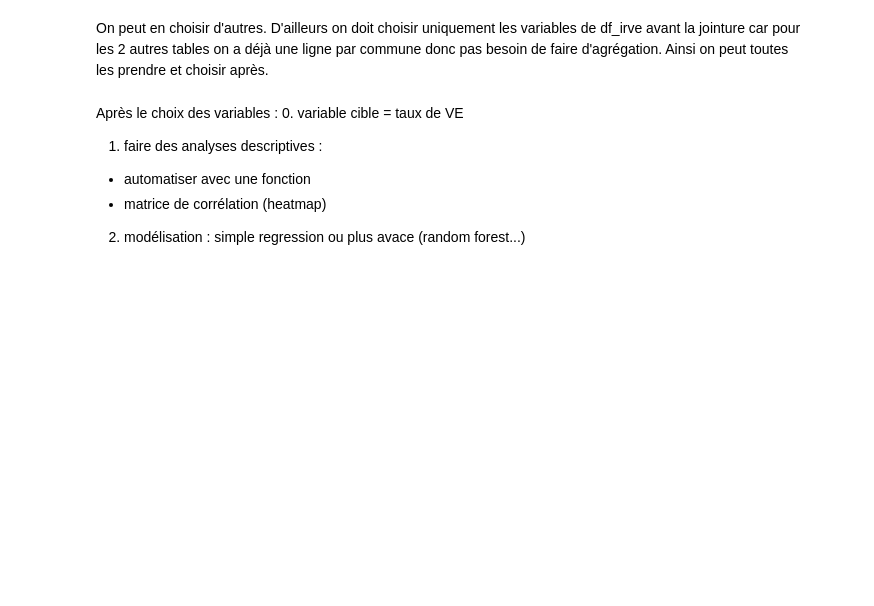
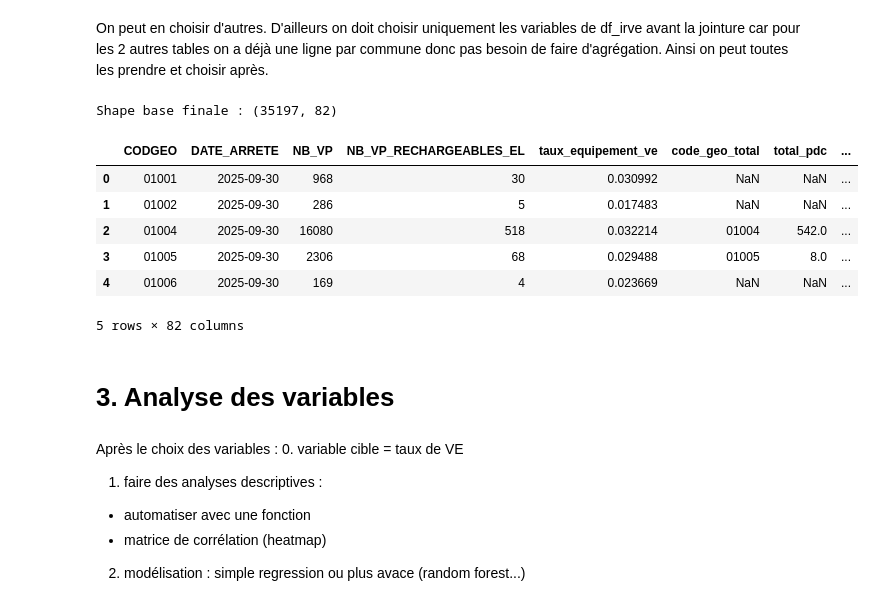
Before and after one commit to Laurine-ensai/projet_python_pour_la_data_science, a Jupyter notebook: preparation_data.ipynb, the cells around one changed output. Saved outputs shown, nothing was run; the diff lists cells and outputs as text; code cells hidden in the pictures; blank space fills up the shorter version.

Commit message:
maj jointure

```diff
--- a/preparation_data.ipynb
+++ b/preparation_data.ipynb
@@ -204,13 +265,4 @@ df_ve["DATE_ARRETE"].dtype
 # %%
-ve = df_ve.copy()
-
-# Conversion en format date pour être sûr du tri
-ve['DATE_ARRETE'] = pd.to_datetime(ve['DATE_ARRETE'])
-
-# Tri par commune puis par date (de la plus ancienne à la plus récente)
-ve = ve.sort_values(['CODGEO', 'DATE_ARRETE'])
-
-# garde que la DERNIÈRE ligne pour chaque CODGEO (la plus récente)
-df_ve_latest = ve.drop_duplicates(subset='CODGEO', keep='last')
-
-df_ve_latest
+df_ve_latest = preparer_base_ve(df_ve)
+print(df_ve_latest.shape)
+df_ve_latest.head()
@@ -232,6 +314,28 @@ df_revenus_final.rename(columns={'COM': 'code_commune_insee', 'MED21': 'revenu_m
 Intérêt : La médiane du revenu est indispensable pour vérifier si l'adoption du VE est corrélée à la richesse de la commune. L'indice de Gini peut montrer si les communes très inégalitaires ont un comportement différent.
 # %% [markdown]
 On peut en choisir d'autres. D'ailleurs on doit choisir uniquement les variables de df_irve avant la jointure car pour les 2 autres tables on a déjà une ligne par commune donc pas besoin de faire d'agrégation. Ainsi on peut toutes les prendre et choisir après.
+# %%
+# jointure
+df_final = (
+    df_ve_latest
+    .merge(nv_var, left_on="CODGEO", right_on="code_geo_total", how="left")
+    .merge(df_revenus, left_on="CODGEO", right_on="Code géographique", how="left")
+)
+
+print("Shape base finale :", df_final.shape)
+
+df_final.head()
+# %% [output]
+Shape base finale : (35197, 82)
+|  | CODGEO | DATE_ARRETE | NB_VP | NB_VP_RECHARGEABLES_EL | taux_equipement_ve | code_geo_total | total_pdc | ... |
+| 0 | 01001 | 2025-09-30 | 968 | 30 | 0.030992 | NaN | NaN | ... |
+| 1 | 01002 | 2025-09-30 | 286 | 5 | 0.017483 | NaN | NaN | ... |
+| 2 | 01004 | 2025-09-30 | 16080 | 518 | 0.032214 | 01004 | 542.0 | ... |
+| 3 | 01005 | 2025-09-30 | 2306 | 68 | 0.029488 | 01005 | 8.0 | ... |
+| 4 | 01006 | 2025-09-30 | 169 | 4 | 0.023669 | NaN | NaN | ... |
+5 rows × 82 columns
+# %% [markdown]
+# 3. Analyse des variables
 # %% [markdown]
 Après le choix des variables :
 0. variable cible = taux de VE
```
Also changed, not shown: parts of 28 cells of this notebook, 2 other files.
